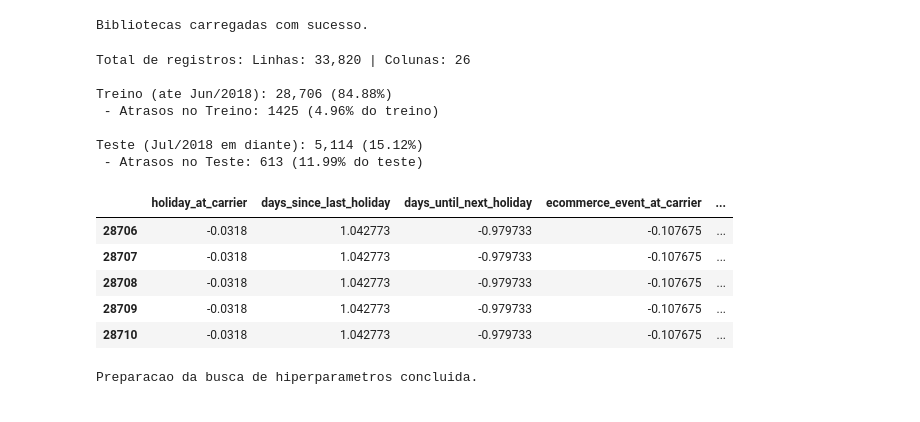
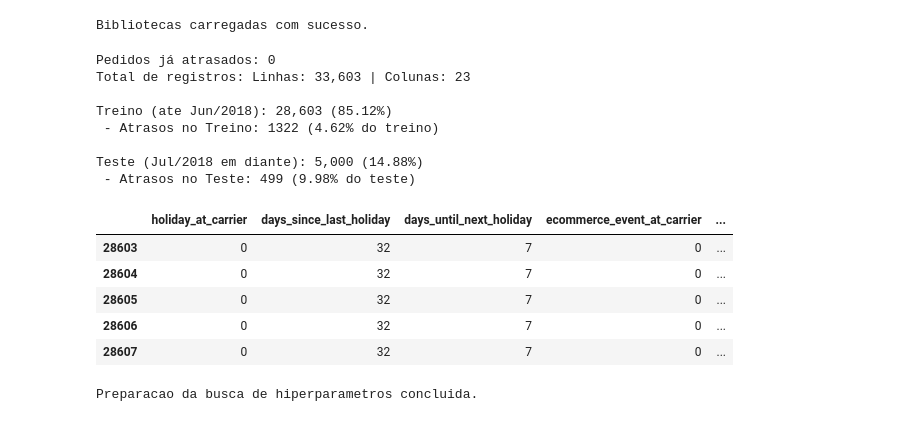
Before and after one commit to Last-Mile-Optimization/backend, a Jupyter notebook: modelo/split-temporal/XGBoost_temporal_split.ipynb, the cells around one changed output. Cells and saved outputs as stored; diff of their text form; code cells hidden in the pictures.

```diff
--- a/modelo/split-temporal/XGBoost_temporal_split.ipynb
+++ b/modelo/split-temporal/XGBoost_temporal_split.ipynb
@@ -75,14 +75,35 @@ df['order_estimated_delivery_date'] = pd.to_datetime(df['order_estimated_deliver
 df['order_delivered_carrier_date'] = pd.to_datetime(df['order_delivered_carrier_date'], utc=True)
 
 # Quantos dias a transportadora tem para entregar apos pegar o pacote?
-df['prazo_transportadora_dias'] = (df['order_estimated_delivery_date'] - df['order_delivered_carrier_date']).dt.days
+# df['prazo_transportadora_dias'] = (df['order_estimated_delivery_date'] - df['order_delivered_carrier_date']).dt.days
+
+df['order_estimated_delivery_date'] = pd.to_datetime(
+    df['order_estimated_delivery_date'], utc=True
+)
+
+df['order_delivered_carrier_date'] = pd.to_datetime(
+    df['order_delivered_carrier_date'], utc=True
+)
+
+# Mesmo critério do PySpark: diferença entre datas
+df['prazo_transportadora_dias'] = (
+    df['order_estimated_delivery_date'].dt.normalize() -
+    df['order_delivered_carrier_date'].dt.normalize()
+).dt.days
+
+print(
+    "Pedidos já atrasados:",
+    (df['prazo_transportadora_dias'] < 0).sum()
+)
+
+
 
 # Remover os casos onde a transportadora nunca pegou o pacote para evitar NaN no treino
 df = df.dropna(subset=['prazo_transportadora_dias']).copy()
 
 # Extraindo o mes da compra (sazonalidade - Black Friday, Natal)
-df['purchase_month'] = df['order_purchase_timestamp'].dt.month
-# df['carrier_month'] = df['order_delivered_carrier_date'].dt.month
+# df['purchase_month'] = df['order_purchase_timestamp'].dt.month
+df['carrier_month'] = df['order_delivered_carrier_date'].dt.month
 
 # =====================================================================
 # 1b. FEATURES DE INTERAÇÃO (Adicionadas para aumentar o sinal)
@@ -134,57 +155,68 @@ colunas_remover = [
     "holiday_at_purchase",
     "is_weekend",
 
+    # --- TESTE: Remocao de cidades e category_name ---
+    "customer_city",
+    "seller_city",
+    "category_name",
+    # "same_city",  # Descomente se tambem quiser retirar a flag de mesma cidade
+
+
 ]
 
 X = X.drop(columns=colunas_remover, errors='ignore')
 
 # Converte colunas categoricas em tipo 'category' para suporte nativo no XGBoost
-cat_cols = ["customer_city", "seller_city", "category_name"]
-for col in cat_cols:
-    X[col] = X[col].fillna("Unknown").astype("category")
+# cat_cols = ["customer_city", "seller_city", "category_name"]
+# for col in cat_cols:
+#     X[col] = X[col].fillna("Unknown").astype("category")
+cat_cols = []  # Sem variaveis categoricas para este teste
 
 train_mask = date_col < split_date
 test_mask = date_col >= split_date
 
 X_train = X[train_mask].copy()
 y_train = y[train_mask].copy()
 X_test = X[test_mask].copy()
 y_test = y[test_mask].copy()
 
 # =====================================================================
 # STANDARDSCALER: normaliza as features numéricas (incluindo as recém criadas)
 # =====================================================================
-num_cols = [c for c in X_train.columns if c not in cat_cols]
-scaler = StandardScaler()
-X_train[num_cols] = scaler.fit_transform(X_train[num_cols])
-X_test[num_cols] = scaler.transform(X_test[num_cols])
+# num_cols = [c for c in X_train.columns if c not in cat_cols]
+# scaler = StandardScaler()
+# X_train[num_cols] = scaler.fit_transform(X_train[num_cols])
+# X_test[num_cols] = scaler.transform(X_test[num_cols])
+num_cols = list(X_train.columns)
+scaler = None  # Arvores de decisao (XGBoost) nao necessitam de normalizacao
 
 pos_count = int((y_train == 1).sum())
 total_linhas = len(X)
 qtd_treino = len(X_train)
 qtd_teste = len(X_test)
 
 print(f"Total de registros: Linhas: {X.shape[0]:,} | Colunas: {X.shape[1]}\n")
 print(f"Treino (ate Jun/2018): {qtd_treino:,} ({qtd_treino/total_linhas:.2%})")
 print(f" - Atrasos no Treino: {pos_count} ({(y_train == 1).mean():.2%} do treino)\n")
 print(f"Teste (Jul/2018 em diante): {qtd_teste:,} ({qtd_teste/total_linhas:.2%})")
 print(f" - Atrasos no Teste: {(y_test == 1).sum()} ({(y_test == 1).mean():.2%} do teste)\n")
 
 X_test.head()
 # %% [output]
-Total de registros: Linhas: 33,820 | Colunas: 26
+Pedidos já atrasados: 0
+Total de registros: Linhas: 33,603 | Colunas: 23
 
-Treino (ate Jun/2018): 28,706 (84.88%)
- - Atrasos no Treino: 1425 (4.96% do treino)
+Treino (ate Jun/2018): 28,603 (85.12%)
+ - Atrasos no Treino: 1322 (4.62% do treino)
 
-Teste (Jul/2018 em diante): 5,114 (15.12%)
- - Atrasos no Teste: 613 (11.99% do teste)
+Teste (Jul/2018 em diante): 5,000 (14.88%)
+ - Atrasos no Teste: 499 (9.98% do teste)
 |  | holiday_at_carrier | days_since_last_holiday | days_until_next_holiday | ecommerce_event_at_carrier | ... |
-| 28706 | -0.0318 | 1.042773 | -0.979733 | -0.107675 | ... |
-| 28707 | -0.0318 | 1.042773 | -0.979733 | -0.107675 | ... |
-| 28708 | -0.0318 | 1.042773 | -0.979733 | -0.107675 | ... |
-| 28709 | -0.0318 | 1.042773 | -0.979733 | -0.107675 | ... |
-| 28710 | -0.0318 | 1.042773 | -0.979733 | -0.107675 | ... |
+| 28603 | 0 | 32 | 7 | 0 | ... |
+| 28604 | 0 | 32 | 7 | 0 | ... |
+| 28605 | 0 | 32 | 7 | 0 | ... |
+| 28606 | 0 | 32 | 7 | 0 | ... |
+| 28607 | 0 | 32 | 7 | 0 | ... |
 # %%
 # Celula 3: define funcoes e configuracoes da busca de hiperparametros.
 # A avaliacao desta analise trata "atraso" como classe positiva (1).
```
Also changed, not shown: parts of 6 cells of this notebook.
